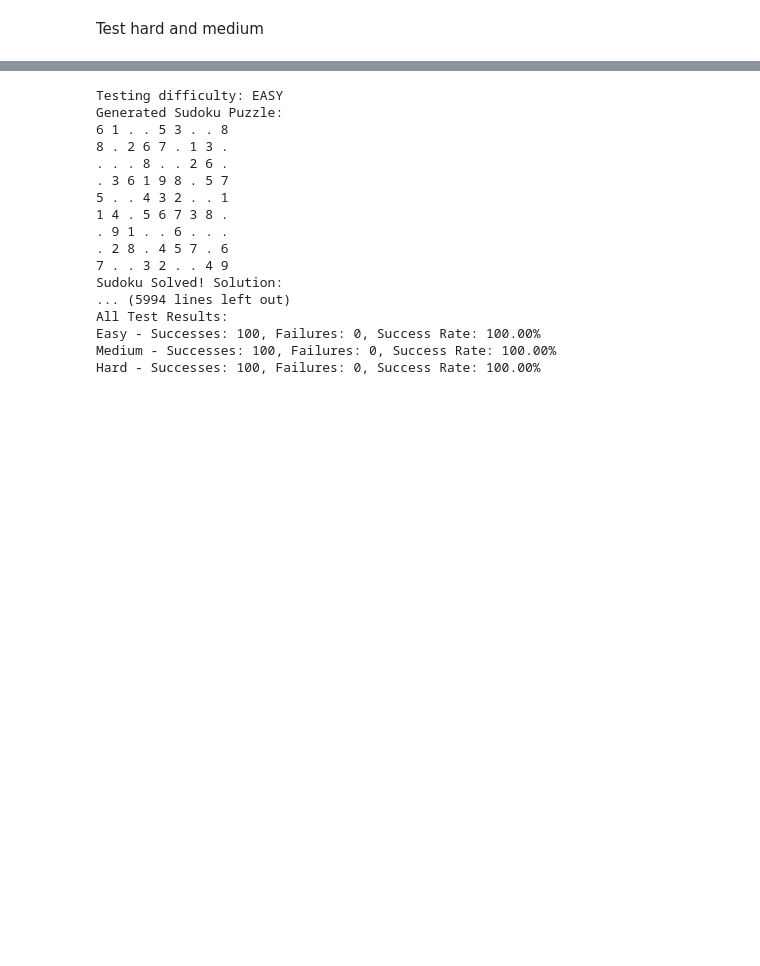
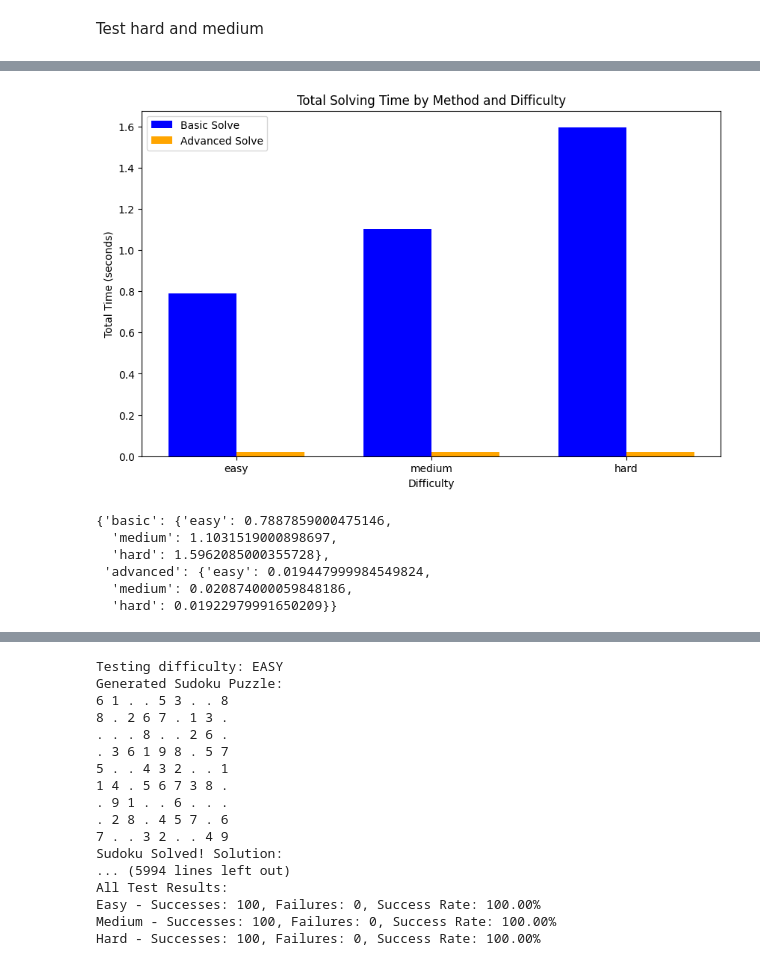
Before and after one commit to Manjiri-Satam/Sudoku-final, a Jupyter notebook: app/program/game_solver_testing.ipynb, the cells around one changed output, grey strips where cells are left out. Drawn from its saved outputs; the diff is of its cells as text; code cells hidden in the pictures; blank space fills up the shorter version.

```diff
--- a/app/program/game_solver_testing.ipynb
+++ b/app/program/game_solver_testing.ipynb
@@ -283,0 +364,14 @@ Hard - Successes: 100, Failures: 0
+# %%
+results4 = test_sudoku_solving3()
+plot_results3(results4)
+# %% [output]
+[figure, added]
+# %%
+results4
+# %% [output]
+{'basic': {'easy': 0.7887859000475146,
+  'medium': 1.1031519000898697,
+  'hard': 1.5962085000355728},
+ 'advanced': {'easy': 0.019447999984549824,
+  'medium': 0.020874000059848186,
+  'hard': 0.01922979991650209}}
```
Also changed, not shown: parts of 27 cells of this notebook.
